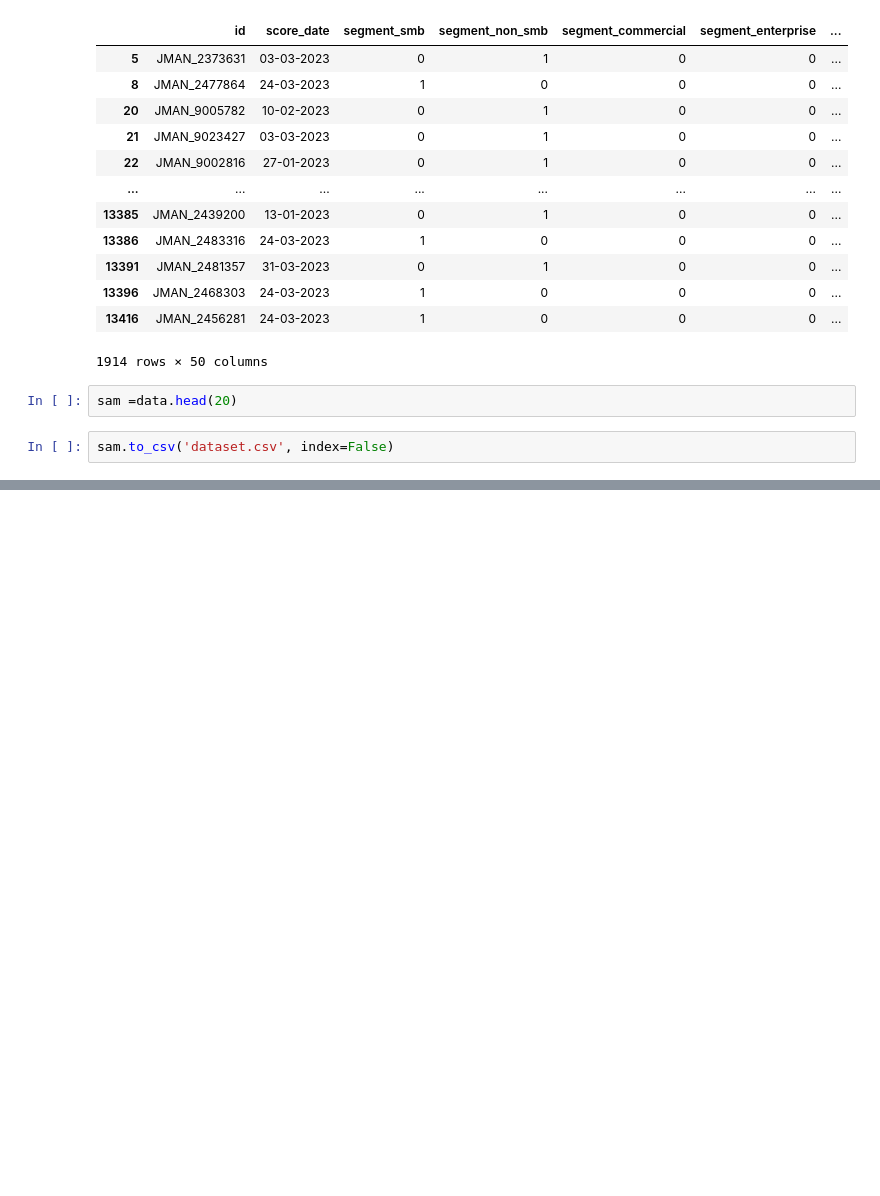
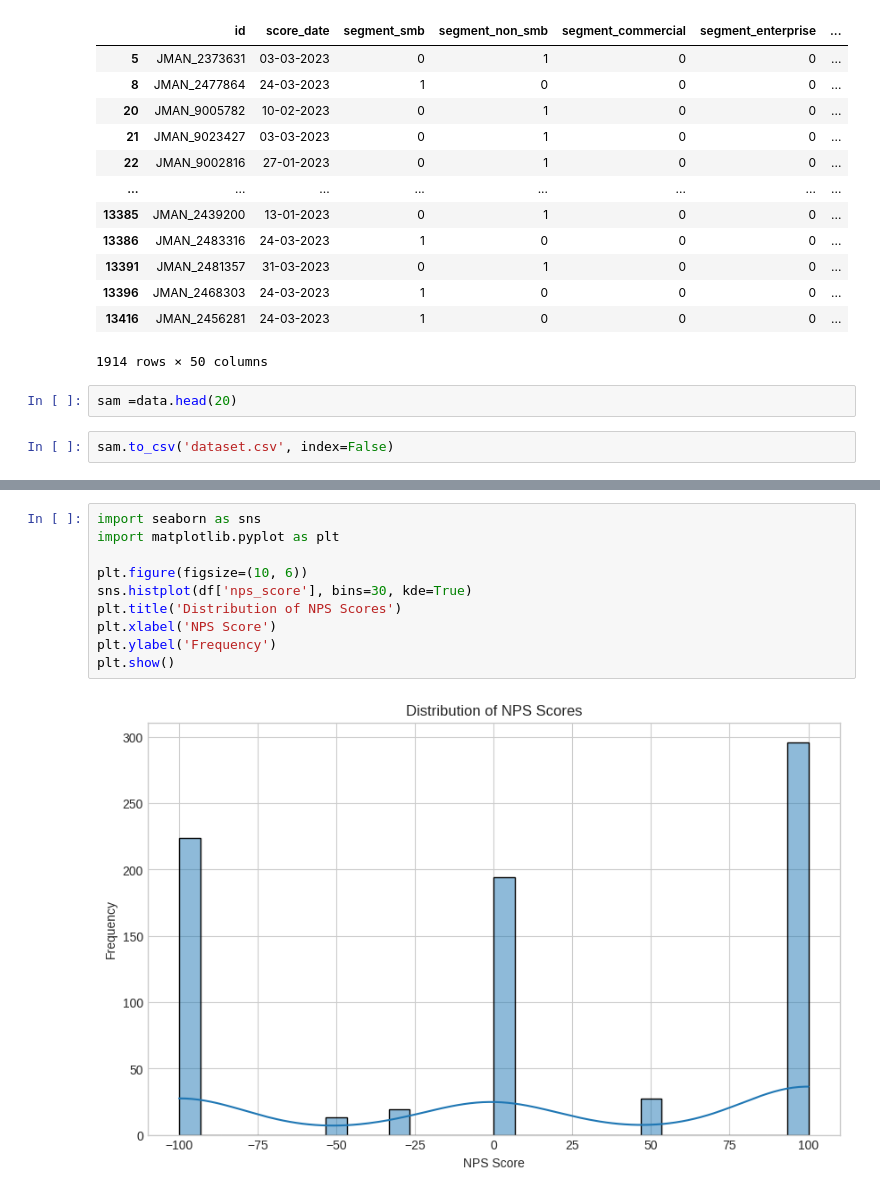
Before and after one commit to tumpudikarthikeya/ds, a Jupyter notebook: EDA/eda.ipynb, the cells around one changed output, grey strips where cells are left out. Saved outputs shown, nothing was run; the diff lists cells and outputs as text; blank space fills up the shorter version.

```diff
--- a/EDA/eda.ipynb
+++ b/EDA/eda.ipynb
@@ -267,0 +647,12 @@ sam.to_csv('dataset.csv', index=False)
+# %%
+import seaborn as sns
+import matplotlib.pyplot as plt
+
+plt.figure(figsize=(10, 6))
+sns.histplot(df['nps_score'], bins=30, kde=True)
+plt.title('Distribution of NPS Scores')
+plt.xlabel('NPS Score')
+plt.ylabel('Frequency')
+plt.show()
+# %% [output]
+[figure, added]
```
Also changed, not shown: parts of 17 cells of this notebook, 3 other files.
